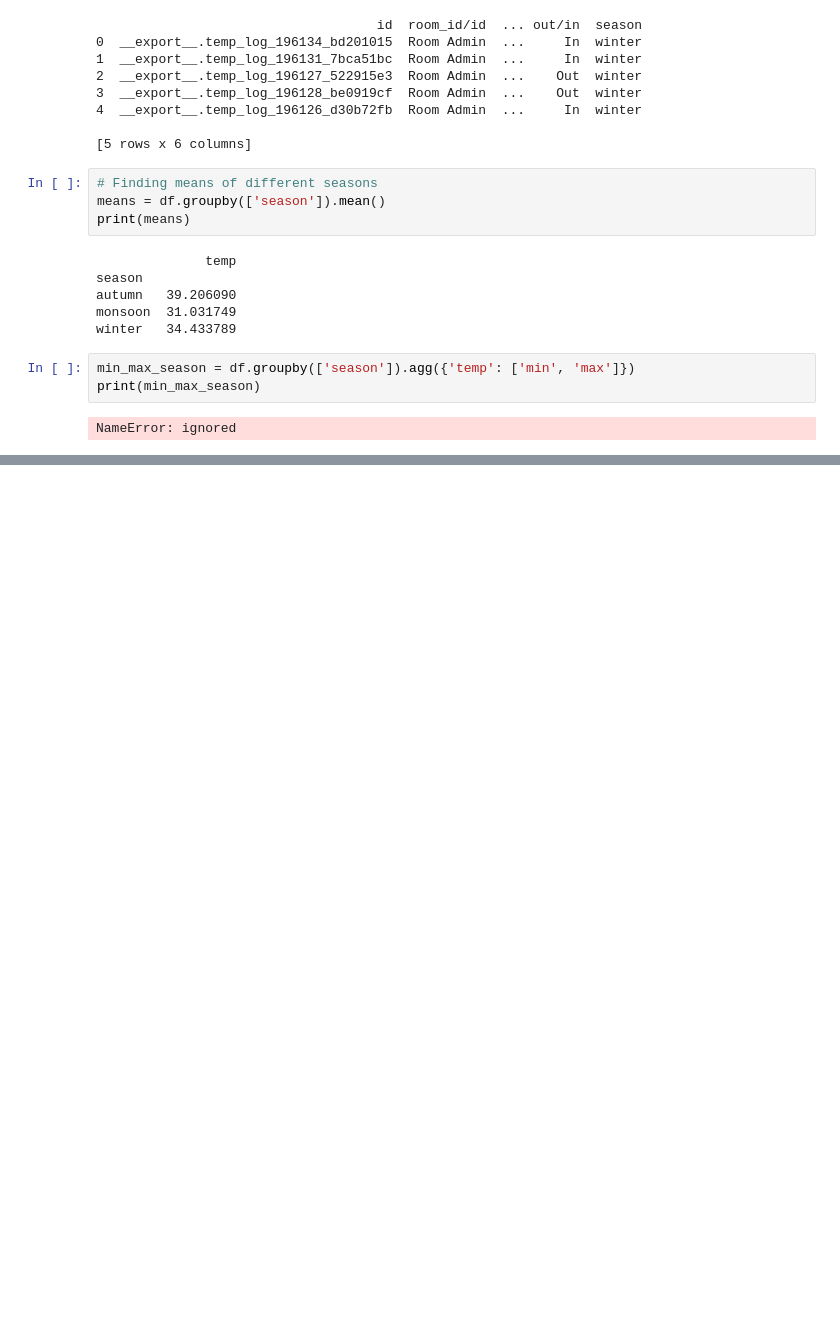
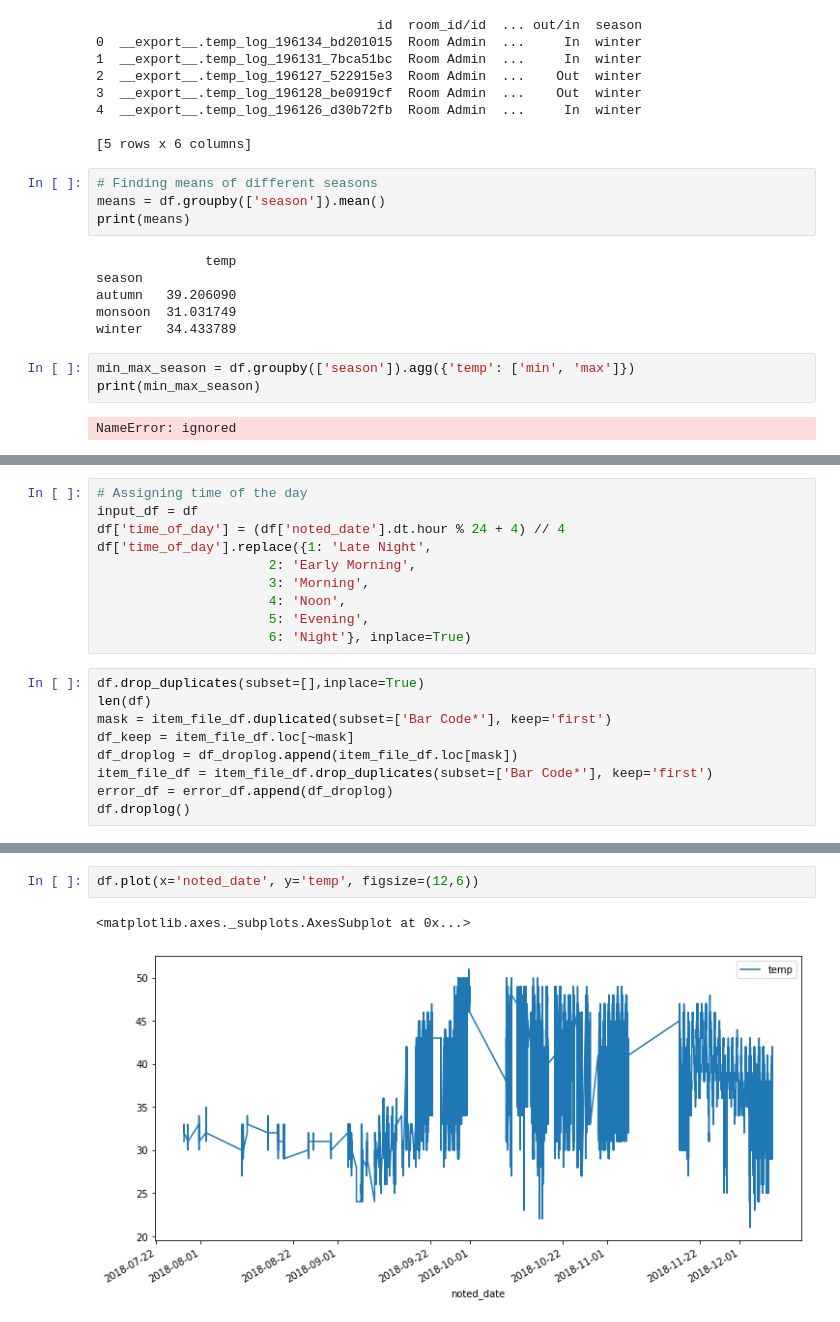
Before and after one commit to avritiagni/data_exploration_seasonal_analysis, a Jupyter notebook: seasonal_analysis.ipynb, the cells around one changed output, grey strips where cells are left out. Cells and saved outputs as stored; diff of their text form; blank space fills up the shorter version.

```diff
--- a/seasonal_analysis.ipynb
+++ b/seasonal_analysis.ipynb
@@ -88,0 +118,19 @@ NameError: ignored
+# %%
+# Assigning time of the day
+input_df = df
+df['time_of_day'] = (df['noted_date'].dt.hour % 24 + 4) // 4
+df['time_of_day'].replace({1: 'Late Night',
+                      2: 'Early Morning',
+                      3: 'Morning',
+                      4: 'Noon',
+                      5: 'Evening',
+                      6: 'Night'}, inplace=True)
+# %%
+df.drop_duplicates(subset=[],inplace=True)
+len(df)
+mask = item_file_df.duplicated(subset=['Bar Code*'], keep='first')
+df_keep = item_file_df.loc[~mask]
+df_droplog = df_droplog.append(item_file_df.loc[mask])
+item_file_df = item_file_df.drop_duplicates(subset=['Bar Code*'], keep='first')
+error_df = error_df.append(df_droplog)
+df.droplog()
@@ -88,0 +184,5 @@ NameError: ignored
+# %%
+df.plot(x='noted_date', y='temp', figsize=(12,6))
+# %% [output]
+<matplotlib.axes._subplots.AxesSubplot at 0x...>
+[figure, added]
```
Also changed, not shown: parts of 14 cells of this notebook.
